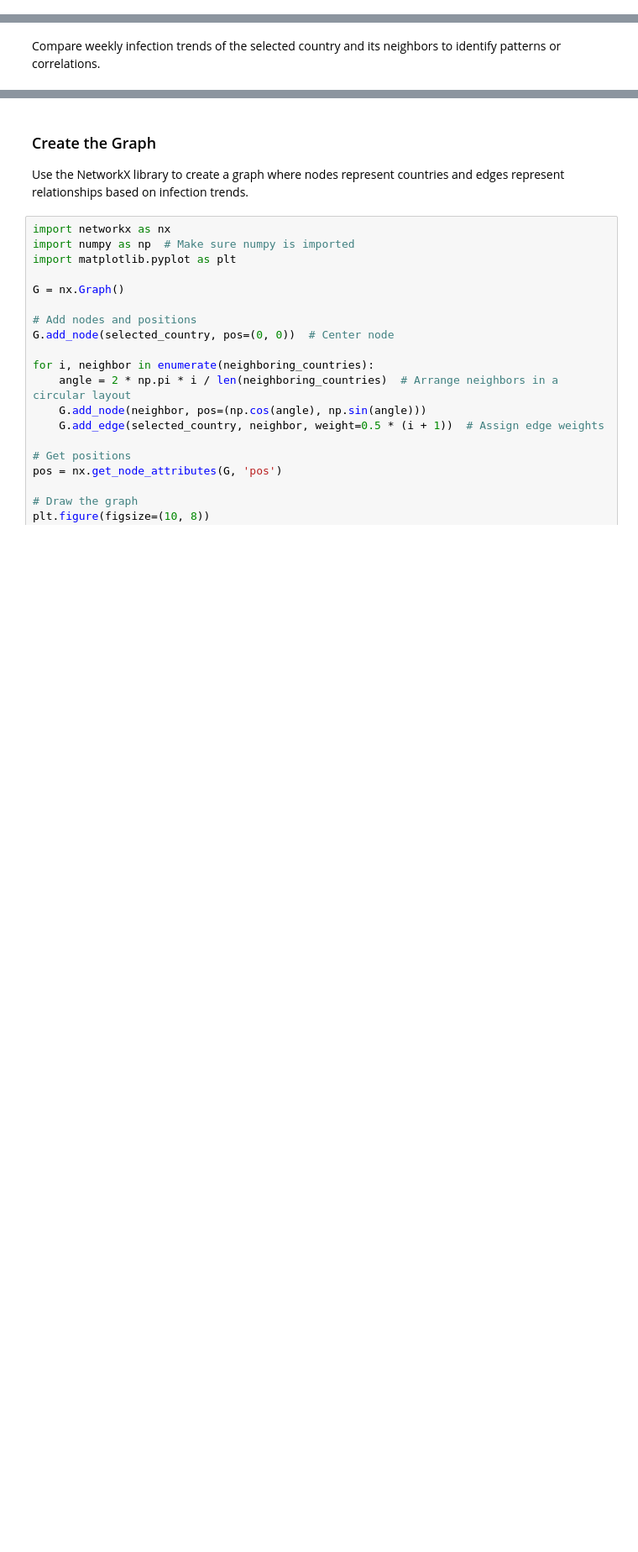
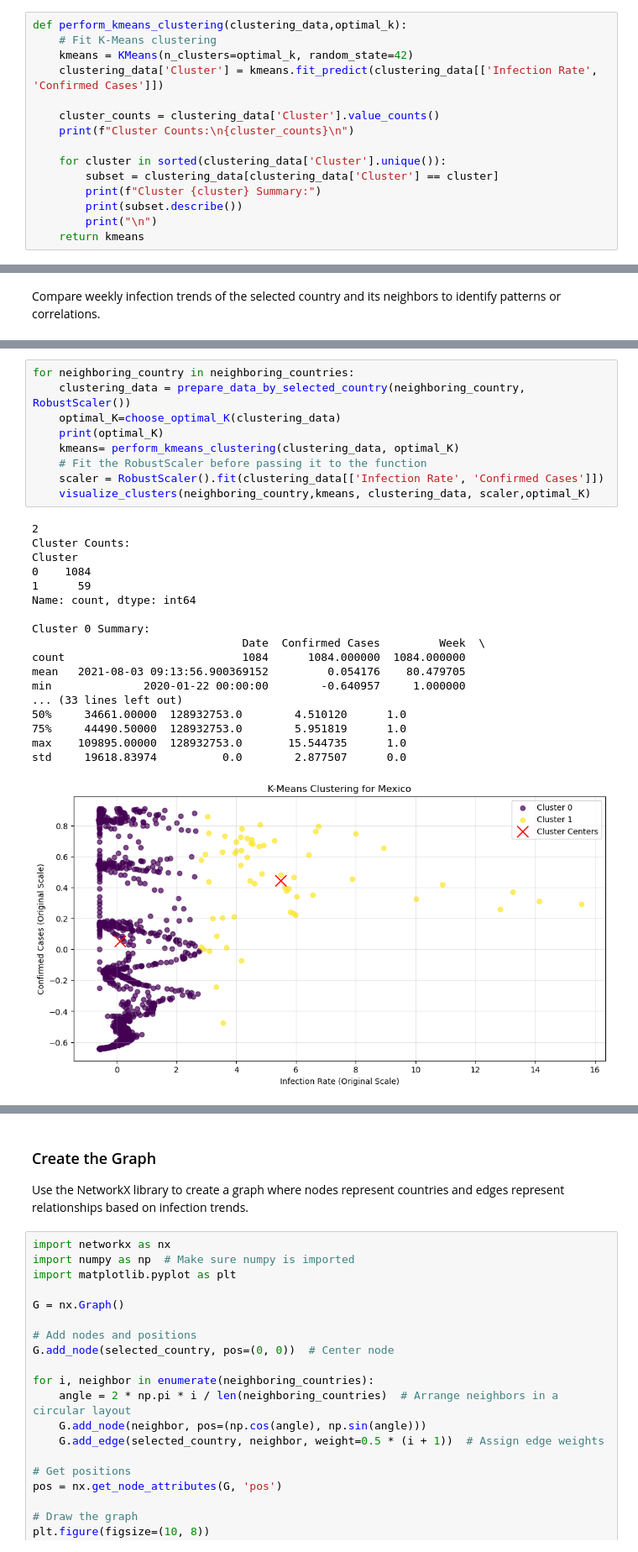
Before and after one commit to CluongUni/torrens-bda601, a Jupyter notebook: Assessment 03/A00117495_BDA601_Assessment3.ipynb, the cells around one changed output, grey strips where cells are left out. Shown at 84% size. Saved outputs shown, nothing was run; the diff lists cells and outputs as text; blank space fills up the shorter version.

```diff
--- a/Assessment 03/A00117495_BDA601_Assessment3.ipynb
+++ b/Assessment 03/A00117495_BDA601_Assessment3.ipynb
@@ -284,0 +245,15 @@ Optimal number of clusters: 3
+# %%
+def perform_kmeans_clustering(clustering_data,optimal_k):
+    # Fit K-Means clustering
+    kmeans = KMeans(n_clusters=optimal_k, random_state=42)
+    clustering_data['Cluster'] = kmeans.fit_predict(clustering_data[['Infection Rate', 'Confirmed Cases']])
+
+    cluster_counts = clustering_data['Cluster'].value_counts()
+    print(f"Cluster Counts:\n{cluster_counts}\n")
+
+    for cluster in sorted(clustering_data['Cluster'].unique()):
+        subset = clustering_data[clustering_data['Cluster'] == cluster]
+        print(f"Cluster {cluster} Summary:")
+        print(subset.describe())
+        print("\n")
+    return kmeans
@@ -394,0 +377,28 @@ plt.show()
+# %%
+for neighboring_country in neighboring_countries:
+    clustering_data = prepare_data_by_selected_country(neighboring_country, RobustScaler())
+    optimal_K=choose_optimal_K(clustering_data)
+    print(optimal_K)
+    kmeans= perform_kmeans_clustering(clustering_data, optimal_K)
+    # Fit the RobustScaler before passing it to the function
+    scaler = RobustScaler().fit(clustering_data[['Infection Rate', 'Confirmed Cases']])
+    visualize_clusters(neighboring_country,kmeans, clustering_data, scaler,optimal_K)
+# %% [output]
+2
+Cluster Counts:
+Cluster
+0    1084
+1      59
+Name: count, dtype: int64
+
+Cluster 0 Summary:
+                                Date  Confirmed Cases         Week  \
+count                           1084      1084.000000  1084.000000
+mean   2021-08-03 09:13:56.900369152         0.054176    80.479705
+min              2020-01-22 00:00:00        -0.640957     1.000000
+... (33 lines left out)
+50%     34661.00000  128932753.0        4.510120      1.0
+75%     44490.50000  128932753.0        5.951819      1.0
+max    109895.00000  128932753.0       15.544735      1.0
+std     19618.83974          0.0        2.877507      0.0
+[figure, added]
```
Also changed, not shown: parts of 25 cells of this notebook, 2 other files.
